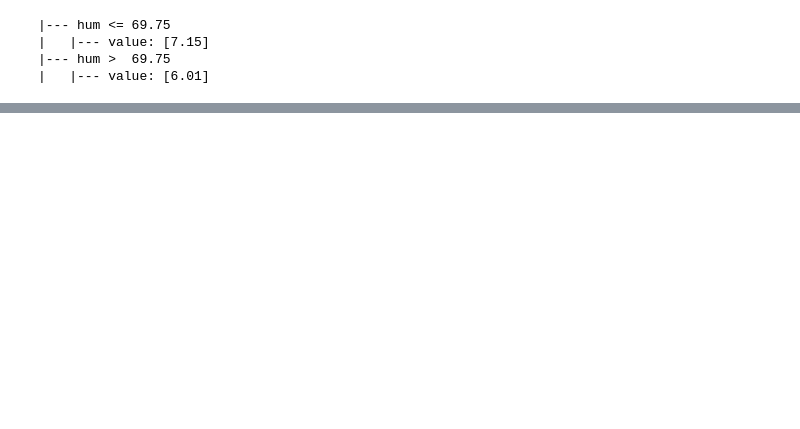
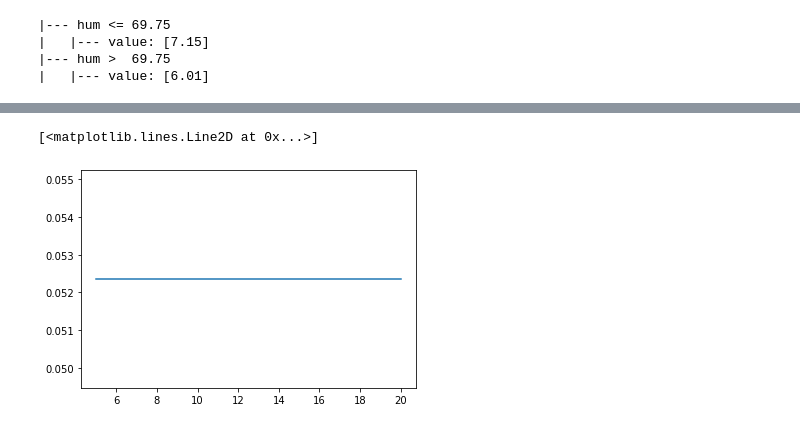
Before and after one commit to KenWuqianghao/ML-Zoomcamp-Midterm-Project, a Jupyter notebook: notebook.ipynb, the cells around one changed output, grey strips where cells are left out. Saved outputs shown, nothing was run; the diff lists cells and outputs as text; code cells hidden in the pictures; blank space fills up the shorter version.

```diff
--- a/notebook.ipynb
+++ b/notebook.ipynb
@@ -98,0 +185,11 @@ print(export_text(dt, feature_names=dv.get_feature_names()))
+# %%
+scores = []
+max_depth = [5, 10 , 15, 20]
+
+for depth in max_depth:
+    xgb_params['eta'] = 0.3
+    xgb_params['max_depths'] = depth
+    model = xgb.train(xgb_params, dtrain, num_boost_round=100, evals = watchlist)
+    y_pred = model.predict(dval)
+    rmse_score = rmse(y_val, y_pred)
+    scores.append((depth,rmse_score))
@@ -98,0 +214,6 @@ print(export_text(dt, feature_names=dv.get_feature_names()))
+# %%
+df_scores = pd.DataFrame(scores, columns=['max_depth', 'rmse'])
+plt.plot(df_scores.max_depth, df_scores.rmse)
+# %% [output]
+[<matplotlib.lines.Line2D at 0x...>]
+[figure, added]
```
Also changed, not shown: parts of 13 cells of this notebook, 7 other files.
